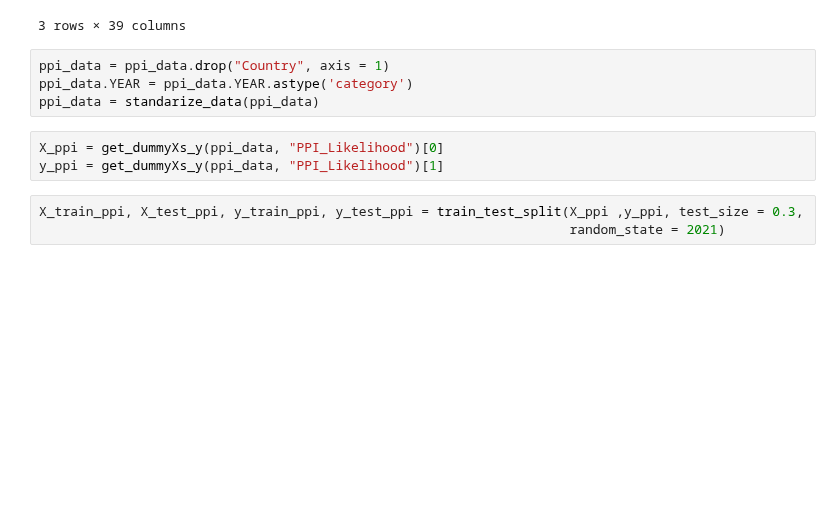
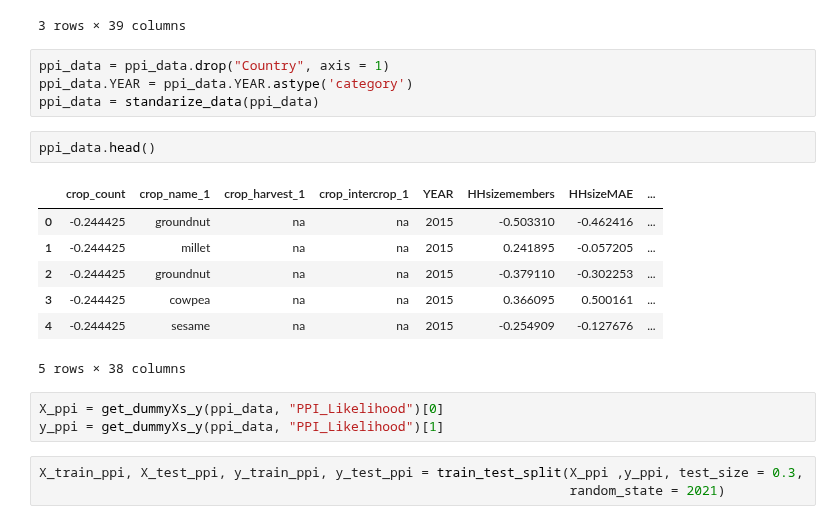
Before and after one commit to laporpe/STA_208, a Jupyter notebook: finalized_code/Ridge_reg.ipynb, the cells around one changed output. Saved outputs shown, nothing was run; the diff lists cells and outputs as text; blank space fills up the shorter version.

```diff
--- a/finalized_code/Ridge_reg.ipynb
+++ b/finalized_code/Ridge_reg.ipynb
@@ -269,6 +241,16 @@ ppi_data.head(3)
 ppi_data = ppi_data.drop("Country", axis = 1)
 ppi_data.YEAR = ppi_data.YEAR.astype('category')
 ppi_data = standarize_data(ppi_data)
+# %%
+ppi_data.head()
+# %% [output]
+|  | crop_count | crop_name_1 | crop_harvest_1 | crop_intercrop_1 | YEAR | HHsizemembers | HHsizeMAE | ... |
+| 0 | -0.244425 | groundnut | na | na | 2015 | -0.503310 | -0.462416 | ... |
+| 1 | -0.244425 | millet | na | na | 2015 | 0.241895 | -0.057205 | ... |
+| 2 | -0.244425 | groundnut | na | na | 2015 | -0.379110 | -0.302253 | ... |
+| 3 | -0.244425 | cowpea | na | na | 2015 | 0.366095 | 0.500161 | ... |
+| 4 | -0.244425 | sesame | na | na | 2015 | -0.254909 | -0.127676 | ... |
+5 rows × 38 columns
 # %%
 X_ppi = get_dummyXs_y(ppi_data, "PPI_Likelihood")[0]
 y_ppi = get_dummyXs_y(ppi_data, "PPI_Likelihood")[1]
```
Also changed, not shown: parts of 19 cells of this notebook.
